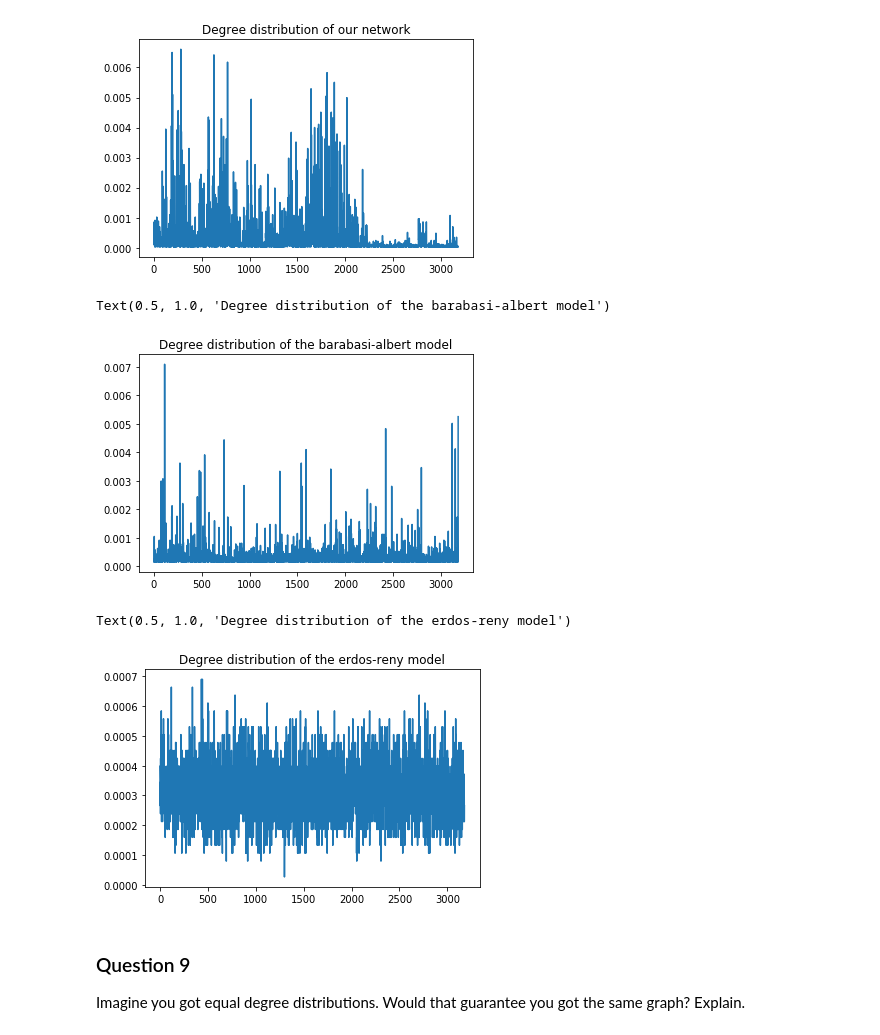
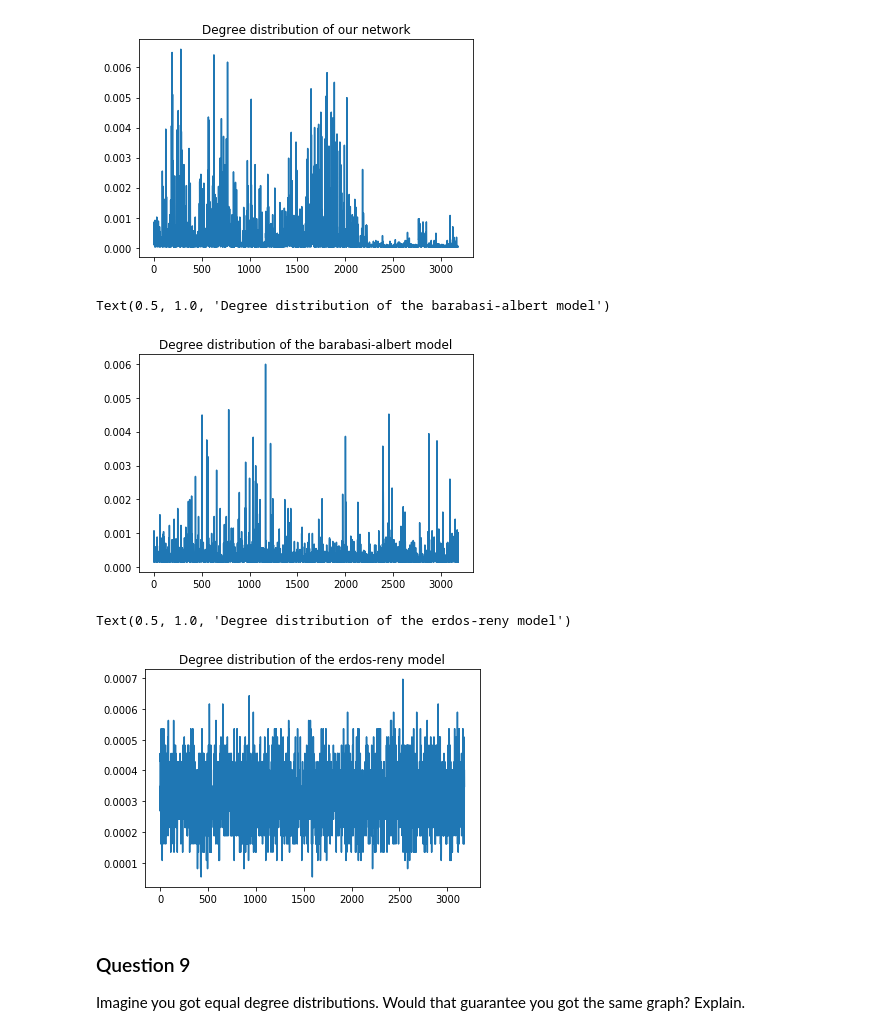
Before and after one commit to dsalathe/group_ntds, a Jupyter notebook: 2_network_models.ipynb, the cells around one changed output. Cells and saved outputs as stored; diff of their text form; code cells hidden in the pictures.

Commit message:
Cleaner way to compute deg distributions. Still problem for plotting new graph (really don't unserstand why).

```diff
--- a/2_network_models.ipynb
+++ b/2_network_models.ipynb
@@ -384 +365,7 @@ ER vs our network KL-Divergence : 0.05937961050133697
+# %%
+our_freq_histo, our_histo = make_distribution(adjacency)
+
+ba_freq_histo, ba_histo = make_distribution(ba)
+
+er_freq_histo, er_histo = make_distribution(er)
 # %%
@@ -421,17 +405,17 @@ plt.title("Degree distribution of our network")
 Text(0.5, 1.0, 'Degree distribution of our network')
 [figure]
 # %%
-plt.plot(albert_distr)
+plt.plot(ba_freq_histo)
 plt.title("Degree distribution of the barabasi-albert model")
 # %% [output]
 Text(0.5, 1.0, 'Degree distribution of the barabasi-albert model')
-[figure, old version]
+[figure, new version]
 # %%
-plt.plot(er_distr)
+plt.plot(er_freq_histo)
 plt.title("Degree distribution of the erdos-reny model")
 # %% [output]
 Text(0.5, 1.0, 'Degree distribution of the erdos-reny model')
-[figure, old version]
+[figure, new version]
 # %% [markdown]
 ### Question 9
 
```
Also changed, not shown: parts of 10 cells of this notebook.
